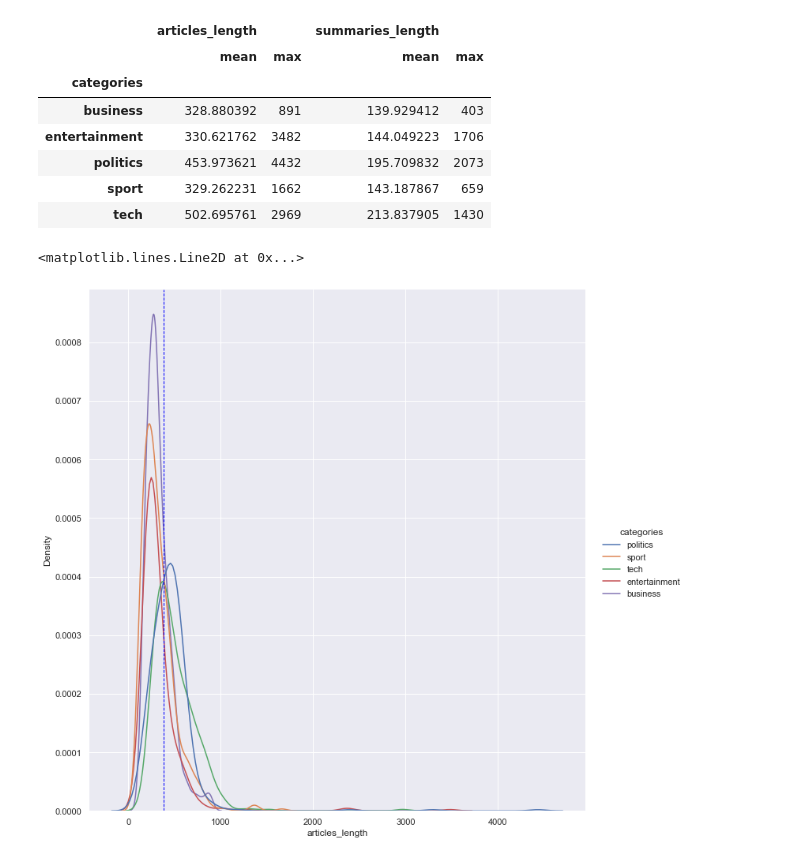
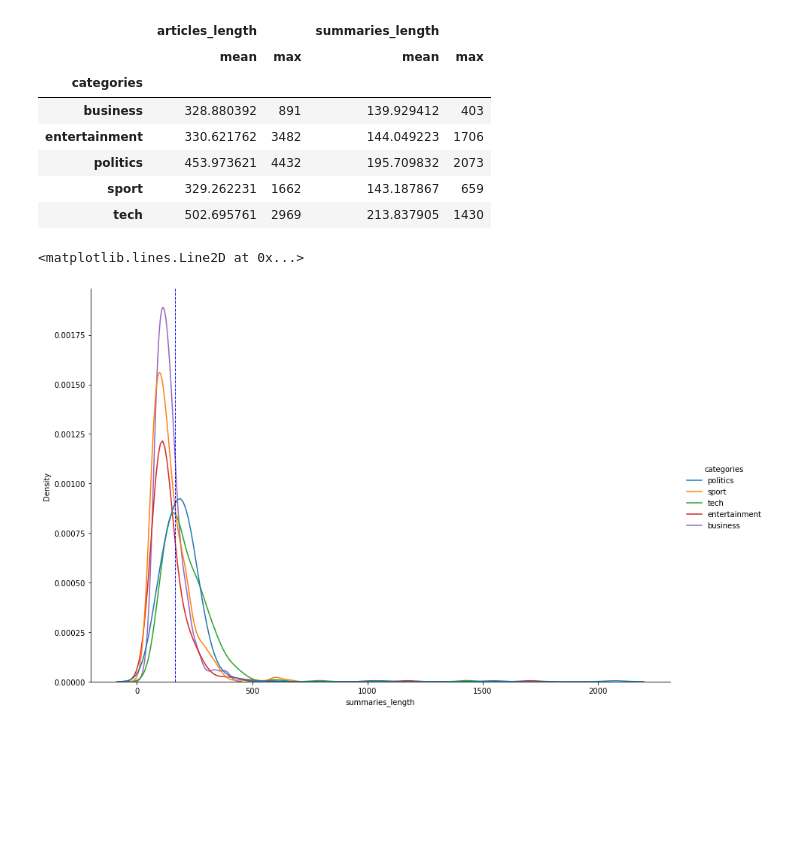
Before and after one commit to worachot-n/Text_summarization_T5, a Jupyter notebook: 0_2_Prepare_and_Split_Data.ipynb, the cells around one changed output. Saved outputs shown, nothing was run; the diff lists cells and outputs as text; code cells hidden in the pictures; blank space fills up the shorter version.

```diff
--- a/0_2_Prepare_and_Split_Data.ipynb
+++ b/0_2_Prepare_and_Split_Data.ipynb
@@ -62,17 +76,18 @@ category_length
 # %%
 sns.displot(
     data = df,
-    x = 'articles_length',
+    x = 'summaries_length',
     kind = "kde",
     color = 'darkblue',
     hue = "categories",
-    height = 10,
-    aspect = 1
+    height = 8,
+    aspect = 1.5
     )
-plt.axvline(x=df.articles_length.mean(),
+
+plt.axvline(x=df.summaries_length.mean(),
             color='blue',
             ls='--',
             lw=1)
 # %% [output]
 <matplotlib.lines.Line2D at 0x...>
-[figure, old version]
+[figure, new version]
```
Also changed, not shown: parts of 10 cells of this notebook.
